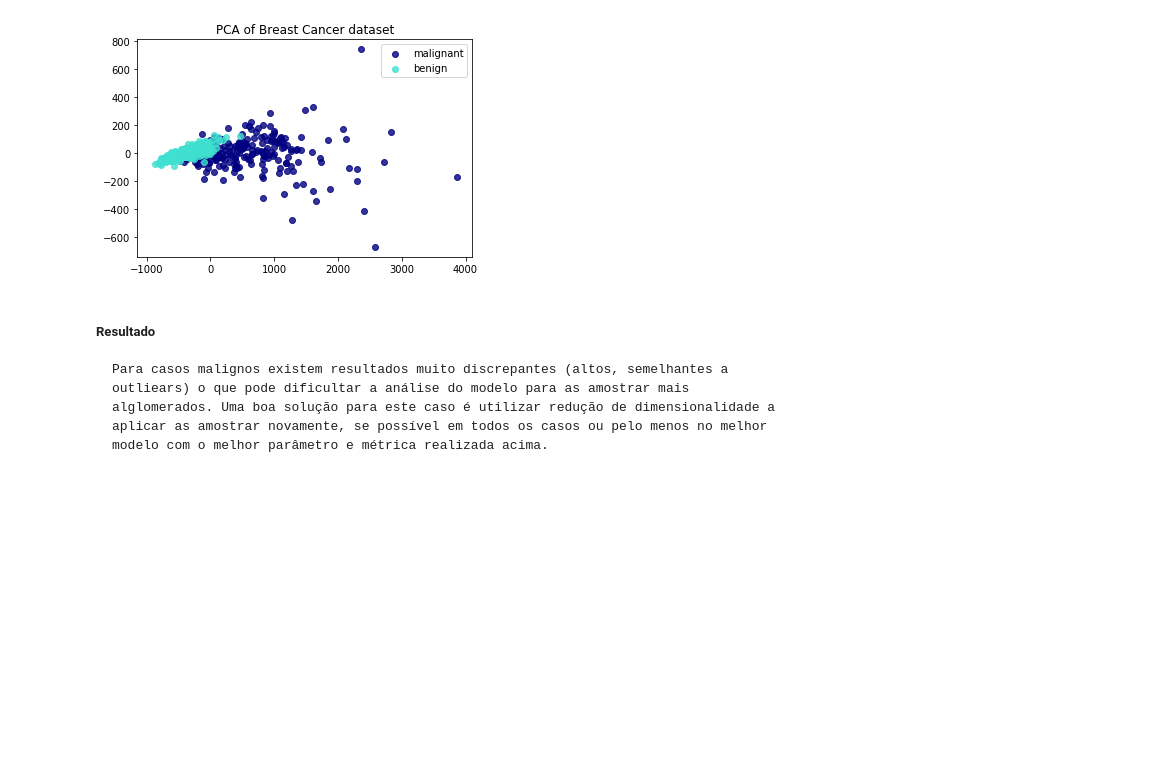
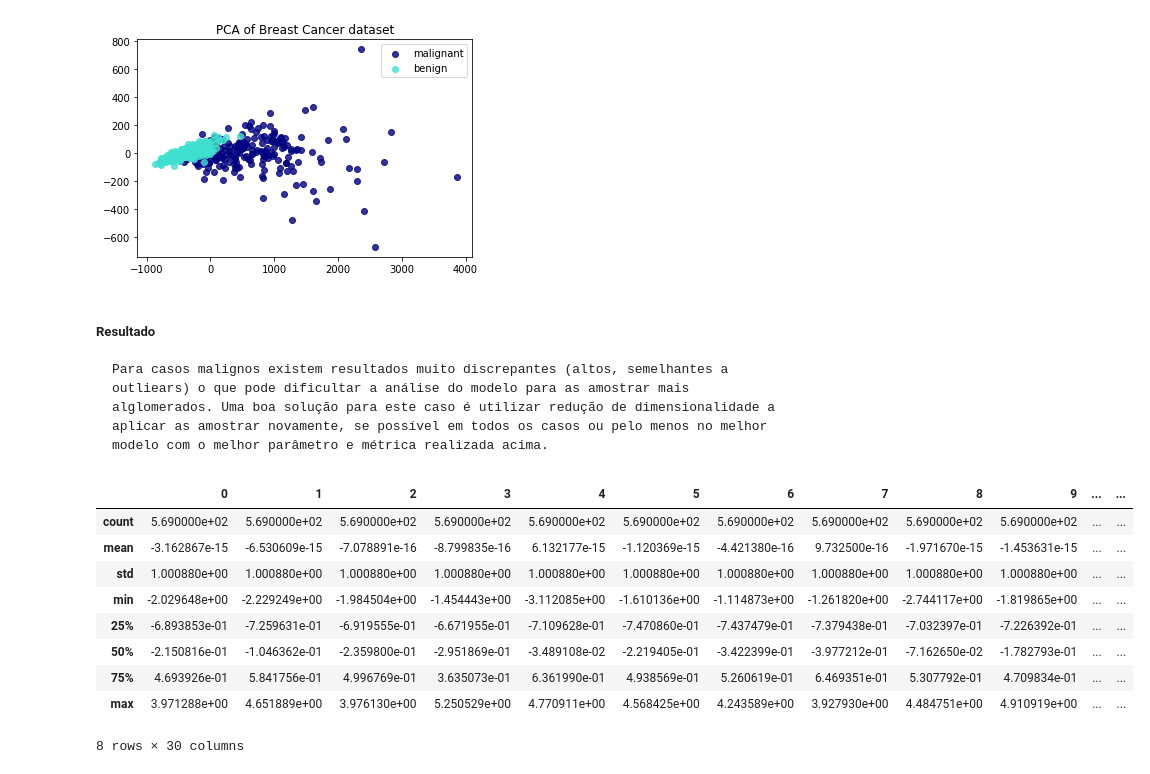
Before and after one commit to SaboiaEric/FacensInteligenciaComputacional, a Jupyter notebook: Experimento 4 - Validacao/04 - Validacao/4-ValidaçãoDesafioEricSaboia.ipynb, the cells around one changed output. Cells and saved outputs as stored; diff of their text form; code cells hidden in the pictures; blank space fills up the shorter version.

```diff
--- a/Experimento 4 - Validacao/04 - Validacao/4-ValidaçãoDesafioEricSaboia.ipynb
+++ b/Experimento 4 - Validacao/04 - Validacao/4-ValidaçãoDesafioEricSaboia.ipynb
@@ -252,0 +259,18 @@ Text(0.5, 1.0, 'PCA of Breast Cancer dataset')
+# %%
+scaler = StandardScaler()
+scaler.fit(data)
+data_s = scaler.transform(data)
+
+df = pd.DataFrame(data_s)
+df.describe()
+# %% [output]
+|  | 0 | 1 | 2 | 3 | 4 | 5 | 6 | 7 | 8 | 9 | ... | ... |
+| count | 5.690000e+02 | 5.690000e+02 | 5.690000e+02 | 5.690000e+02 | 5.690000e+02 | 5.690000e+02 | 5.690000e+02 | 5.690000e+02 | 5.690000e+02 | 5.690000e+02 | ... | ... |
+| mean | -3.162867e-15 | -6.530609e-15 | -7.078891e-16 | -8.799835e-16 | 6.132177e-15 | -1.120369e-15 | -4.421380e-16 | 9.732500e-16 | -1.971670e-15 | -1.453631e-15 | ... | ... |
+| std | 1.000880e+00 | 1.000880e+00 | 1.000880e+00 | 1.000880e+00 | 1.000880e+00 | 1.000880e+00 | 1.000880e+00 | 1.000880e+00 | 1.000880e+00 | 1.000880e+00 | ... | ... |
+| min | -2.029648e+00 | -2.229249e+00 | -1.984504e+00 | -1.454443e+00 | -3.112085e+00 | -1.610136e+00 | -1.114873e+00 | -1.261820e+00 | -2.744117e+00 | -1.819865e+00 | ... | ... |
+| 25% | -6.893853e-01 | -7.259631e-01 | -6.919555e-01 | -6.671955e-01 | -7.109628e-01 | -7.470860e-01 | -7.437479e-01 | -7.379438e-01 | -7.032397e-01 | -7.226392e-01 | ... | ... |
+| 50% | -2.150816e-01 | -1.046362e-01 | -2.359800e-01 | -2.951869e-01 | -3.489108e-02 | -2.219405e-01 | -3.422399e-01 | -3.977212e-01 | -7.162650e-02 | -1.782793e-01 | ... | ... |
+| 75% | 4.693926e-01 | 5.841756e-01 | 4.996769e-01 | 3.635073e-01 | 6.361990e-01 | 4.938569e-01 | 5.260619e-01 | 6.469351e-01 | 5.307792e-01 | 4.709834e-01 | ... | ... |
+| max | 3.971288e+00 | 4.651889e+00 | 3.976130e+00 | 5.250529e+00 | 4.770911e+00 | 4.568425e+00 | 4.243589e+00 | 3.927930e+00 | 4.484751e+00 | 4.910919e+00 | ... | ... |
+8 rows × 30 columns
```
Also changed, not shown: parts of 10 cells of this notebook, 1 other file.
